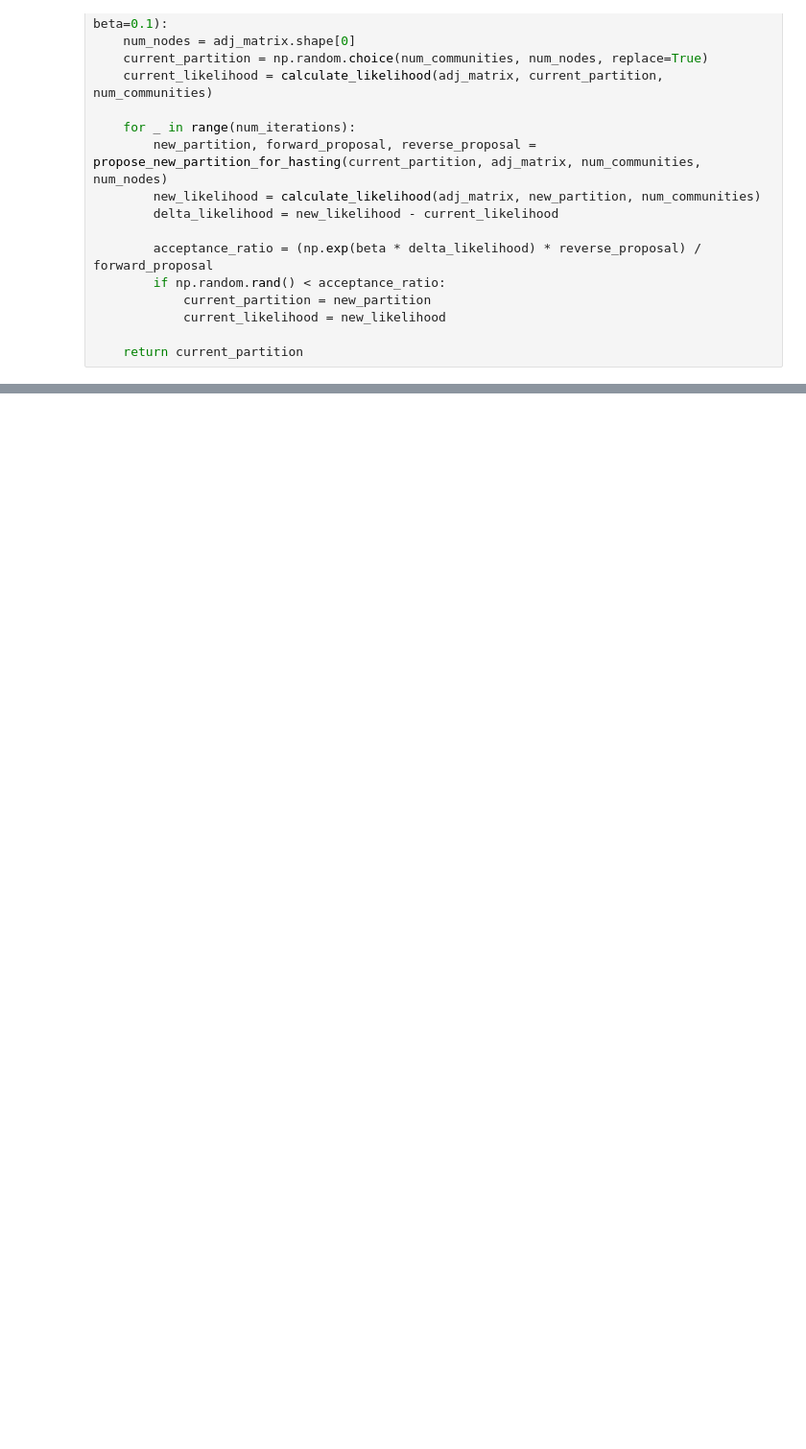
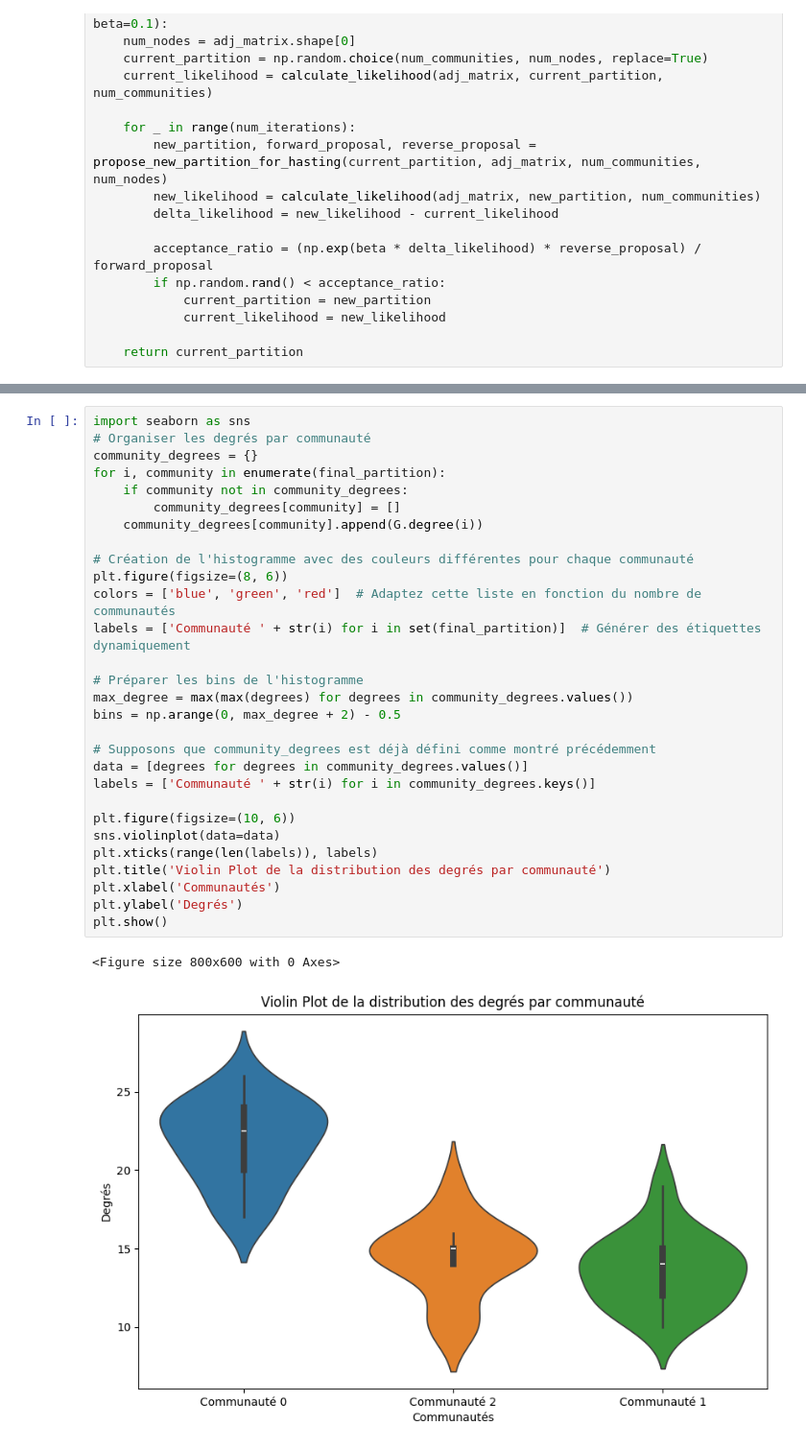
Before and after one commit to timothewt/AdvancedGraphClustering, a Jupyter notebook: notebooks/monte_carlo_markov_chain.ipynb, the cells around one changed output, grey strips where cells are left out. Shown: that part at 96% size. Drawn from its saved outputs; the diff is of its cells as text; blank space fills up the shorter version.

```diff
--- a/notebooks/monte_carlo_markov_chain.ipynb
+++ b/notebooks/monte_carlo_markov_chain.ipynb
@@ -146,0 +146,32 @@ draw(final_partition, G, "Metropolis Hasting algorithm")
+# %%
+import seaborn as sns
+# Organiser les degrés par communauté
+community_degrees = {}
+for i, community in enumerate(final_partition):
+    if community not in community_degrees:
+        community_degrees[community] = []
+    community_degrees[community].append(G.degree(i))
+
+# Création de l'histogramme avec des couleurs différentes pour chaque communauté
+plt.figure(figsize=(8, 6))
+colors = ['blue', 'green', 'red']  # Adaptez cette liste en fonction du nombre de communautés
+labels = ['Communauté ' + str(i) for i in set(final_partition)]  # Générer des étiquettes dynamiquement
+
+# Préparer les bins de l'histogramme
+max_degree = max(max(degrees) for degrees in community_degrees.values())
+bins = np.arange(0, max_degree + 2) - 0.5
+
+# Supposons que community_degrees est déjà défini comme montré précédemment
+data = [degrees for degrees in community_degrees.values()]
+labels = ['Communauté ' + str(i) for i in community_degrees.keys()]
+
+plt.figure(figsize=(10, 6))
+sns.violinplot(data=data)
+plt.xticks(range(len(labels)), labels)
+plt.title('Violin Plot de la distribution des degrés par communauté')
+plt.xlabel('Communautés')
+plt.ylabel('Degrés')
+plt.show()
+# %% [output]
+<Figure size 800x600 with 0 Axes>
+[figure, added]
```
Also changed, not shown: parts of 1 cell of this notebook, 47 other files.
